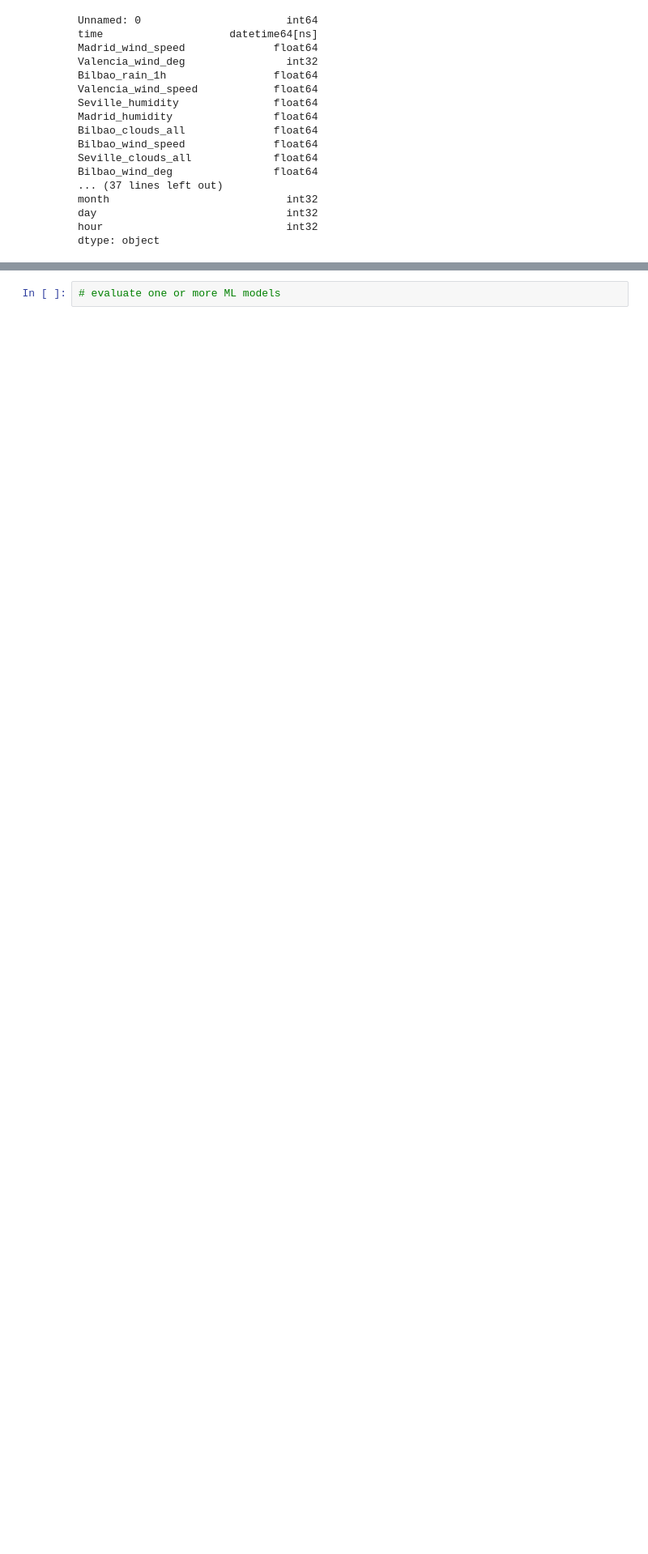
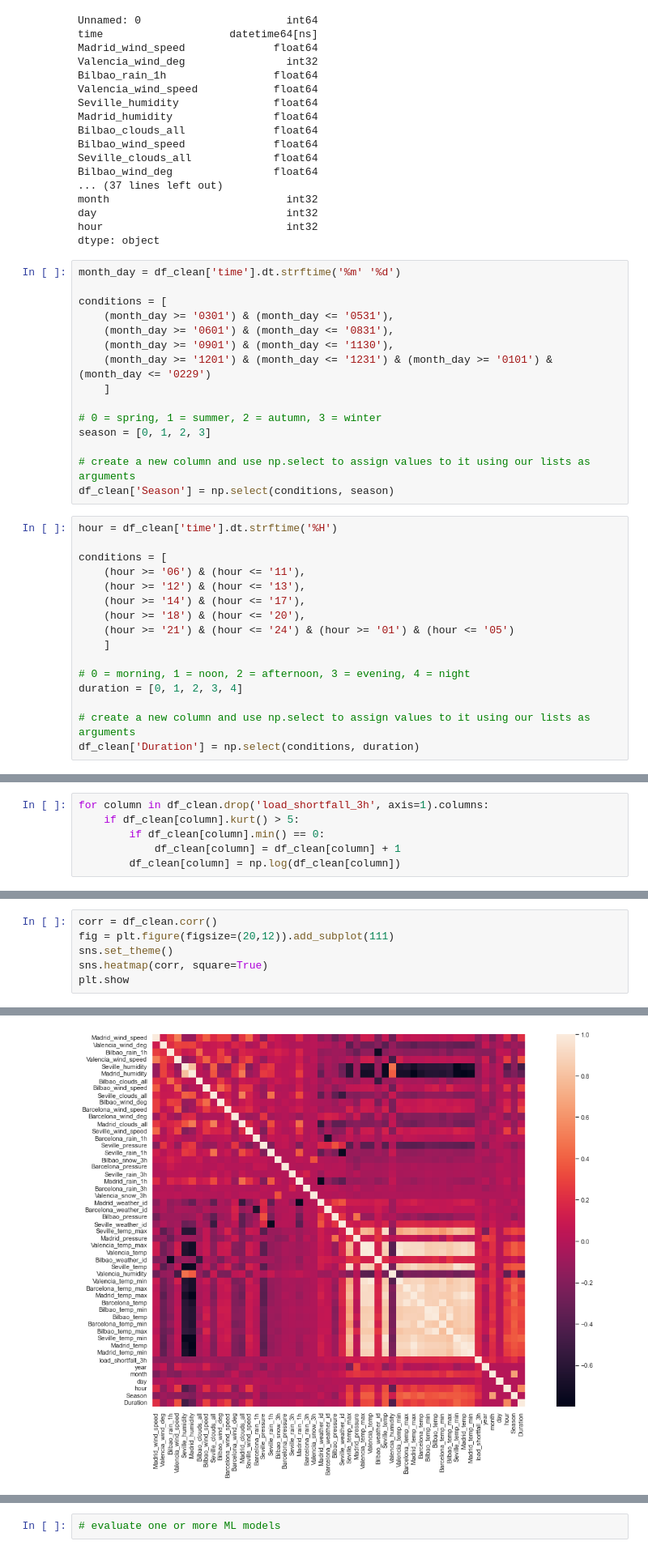
Before and after one commit to setshabapm/spain_electricity_shortfall_challenge_2023, a Jupyter notebook: Advanced-Regression-Starter-Data/starter-notebook.ipynb, the cells around one changed output, grey strips where cells are left out. Shown at 81% size. Cells and saved outputs as stored; diff of their text form; blank space fills up the shorter version.

```diff
--- a/Advanced-Regression-Starter-Data/starter-notebook.ipynb
+++ b/Advanced-Regression-Starter-Data/starter-notebook.ipynb
@@ -820,6 +835,37 @@ month                            int32
 day                              int32
 hour                             int32
 dtype: object
+# %%
+month_day = df_clean['time'].dt.strftime('%m' '%d')
+
+conditions = [
+    (month_day >= '0301') & (month_day <= '0531'),
+    (month_day >= '0601') & (month_day <= '0831'),
+    (month_day >= '0901') & (month_day <= '1130'),
+    (month_day >= '1201') & (month_day <= '1231') & (month_day >= '0101') & (month_day <= '0229')
+    ]
+
+# 0 = spring, 1 = summer, 2 = autumn, 3 = winter
+season = [0, 1, 2, 3]
+
+# create a new column and use np.select to assign values to it using our lists as arguments
+df_clean['Season'] = np.select(conditions, season)
+# %%
+hour = df_clean['time'].dt.strftime('%H')
+
+conditions = [
+    (hour >= '06') & (hour <= '11'),
+    (hour >= '12') & (hour <= '13'),
+    (hour >= '14') & (hour <= '17'),
+    (hour >= '18') & (hour <= '20'),
+    (hour >= '21') & (hour <= '24') & (hour >= '01') & (hour <= '05')
+    ]
+
+# 0 = morning, 1 = noon, 2 = afternoon, 3 = evening, 4 = night
+duration = [0, 1, 2, 3, 4]
+
+# create a new column and use np.select to assign values to it using our lists as arguments
+df_clean['Duration'] = np.select(conditions, duration)
 # %%
 #dropping the 'time' and 'Unnamed: 0' columns
 df_clean = df_clean.drop(['time','Unnamed: 0'], axis=1)
@@ -869,0 +911,6 @@ corr[np.abs(corr) > 0.9]
+# %%
+for column in df_clean.drop('load_shortfall_3h', axis=1).columns:
+    if df_clean[column].kurt() > 5:
+        if df_clean[column].min() == 0:
+            df_clean[column] = df_clean[column] + 1
+        df_clean[column] = np.log(df_clean[column])
@@ -869,0 +961,7 @@ corr[np.abs(corr) > 0.9]
+# %%
+corr = df_clean.corr()
+fig = plt.figure(figsize=(20,12)).add_subplot(111)
+sns.set_theme()
+sns.heatmap(corr, square=True)
+plt.show
+# %% [output]
@@ -870,3 +969,4 @@ corr[np.abs(corr) > 0.9]
+[figure, added]
 # %% [markdown]
 <a id="five"></a>
 ## 5. Modelling
```
Also changed, not shown: parts of 28 cells of this notebook.
